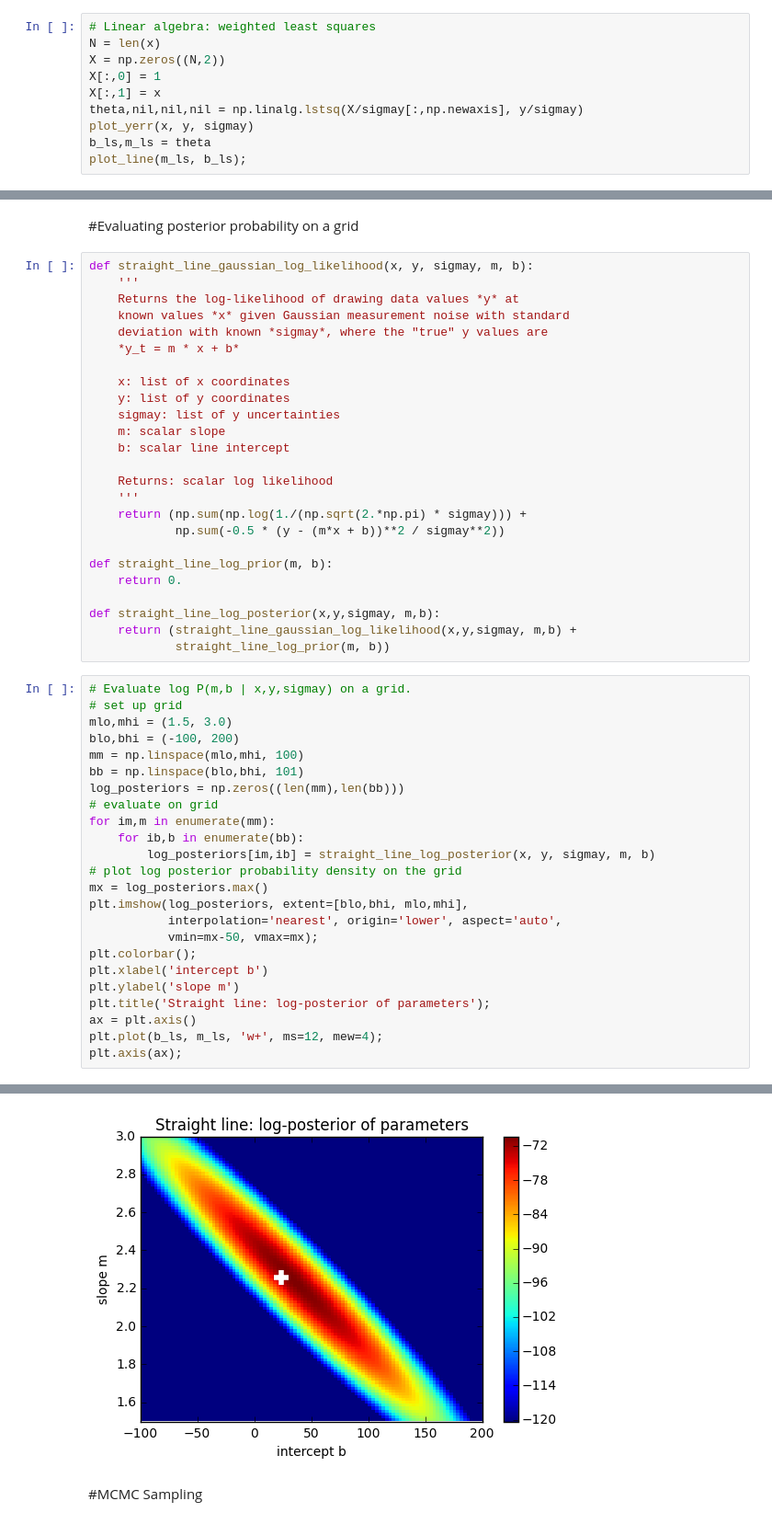
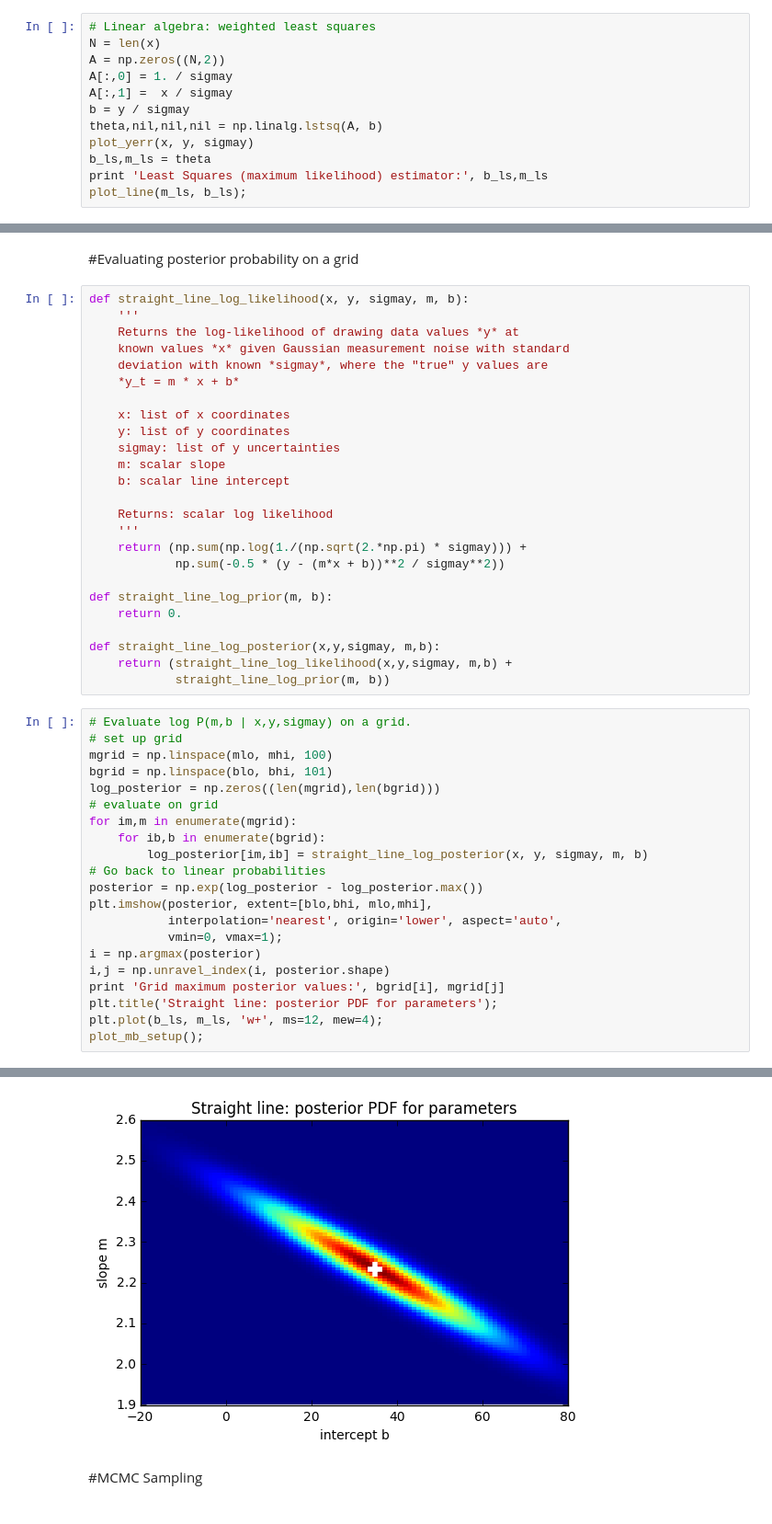
Before and after one commit to dstndstn/LearningInference, a Jupyter notebook: straightline.ipynb, the cells around one changed output, grey strips where cells are left out. Shown at 92% size. Drawn from its saved outputs; the diff is of its cells as text.

Commit message:
mayacamas edition of straightline notebook

```diff
--- a/straightline.ipynb
+++ b/straightline.ipynb
@@ -17,11 +15,13 @@ plot_yerr(x, y, sigmay)
 # %%
 # Linear algebra: weighted least squares
 N = len(x)
-X = np.zeros((N,2))
-X[:,0] = 1
-X[:,1] = x
-theta,nil,nil,nil = np.linalg.lstsq(X/sigmay[:,np.newaxis], y/sigmay)
+A = np.zeros((N,2))
+A[:,0] = 1. / sigmay
+A[:,1] =  x / sigmay
+b = y / sigmay
+theta,nil,nil,nil = np.linalg.lstsq(A, b)
 plot_yerr(x, y, sigmay)
 b_ls,m_ls = theta
+print 'Least Squares (maximum likelihood) estimator:', b_ls,m_ls
 plot_line(m_ls, b_ls);
 # %% [output]
@@ -29,7 +30,7 @@ plot_line(m_ls, b_ls);
 # %% [markdown]
 #Evaluating posterior probability on a grid
 # %%
-def straight_line_gaussian_log_likelihood(x, y, sigmay, m, b):
+def straight_line_log_likelihood(x, y, sigmay, m, b):
     '''
     Returns the log-likelihood of drawing data values *y* at
     known values *x* given Gaussian measurement noise with standard
@@ -51,30 +52,27 @@ def straight_line_log_prior(m, b):
     return 0.
 
 def straight_line_log_posterior(x,y,sigmay, m,b):
-    return (straight_line_gaussian_log_likelihood(x,y,sigmay, m,b) +
+    return (straight_line_log_likelihood(x,y,sigmay, m,b) +
             straight_line_log_prior(m, b))
 # %%
 # Evaluate log P(m,b | x,y,sigmay) on a grid.
 # set up grid
-mlo,mhi = (1.5, 3.0)
-blo,bhi = (-100, 200)
-mm = np.linspace(mlo,mhi, 100)
-bb = np.linspace(blo,bhi, 101)
-log_posteriors = np.zeros((len(mm),len(bb)))
+mgrid = np.linspace(mlo, mhi, 100)
+bgrid = np.linspace(blo, bhi, 101)
+log_posterior = np.zeros((len(mgrid),len(bgrid)))
 # evaluate on grid
-for im,m in enumerate(mm):
-    for ib,b in enumerate(bb):
-        log_posteriors[im,ib] = straight_line_log_posterior(x, y, sigmay, m, b)
-# plot log posterior probability density on the grid
-mx = log_posteriors.max()
-plt.imshow(log_posteriors, extent=[blo,bhi, mlo,mhi],
+for im,m in enumerate(mgrid):
+    for ib,b in enumerate(bgrid):
+        log_posterior[im,ib] = straight_line_log_posterior(x, y, sigmay, m, b)
+# Go back to linear probabilities
+posterior = np.exp(log_posterior - log_posterior.max())
+plt.imshow(posterior, extent=[blo,bhi, mlo,mhi],
            interpolation='nearest', origin='lower', aspect='auto',
-           vmin=mx-50, vmax=mx);
-plt.colorbar();
-plt.xlabel('intercept b')
-plt.ylabel('slope m')
-plt.title('Straight line: log-posterior of parameters');
-ax = plt.axis()
+           vmin=0, vmax=1);
+i = np.argmax(posterior)
+i,j = np.unravel_index(i, posterior.shape)
+print 'Grid maximum posterior values:', bgrid[i], mgrid[j]
+plt.title('Straight line: posterior PDF for parameters');
 plt.plot(b_ls, m_ls, 'w+', ms=12, mew=4);
-plt.axis(ax);
+plot_mb_setup();
 # %% [output]
@@ -81,4 +80,4 @@ plt.axis(ax);
-[figure, old version]
+[figure, new version]
 # %% [markdown]
 #MCMC Sampling
 # %%
```
Also changed, not shown: parts of 13 cells of this notebook, 1 other file.
